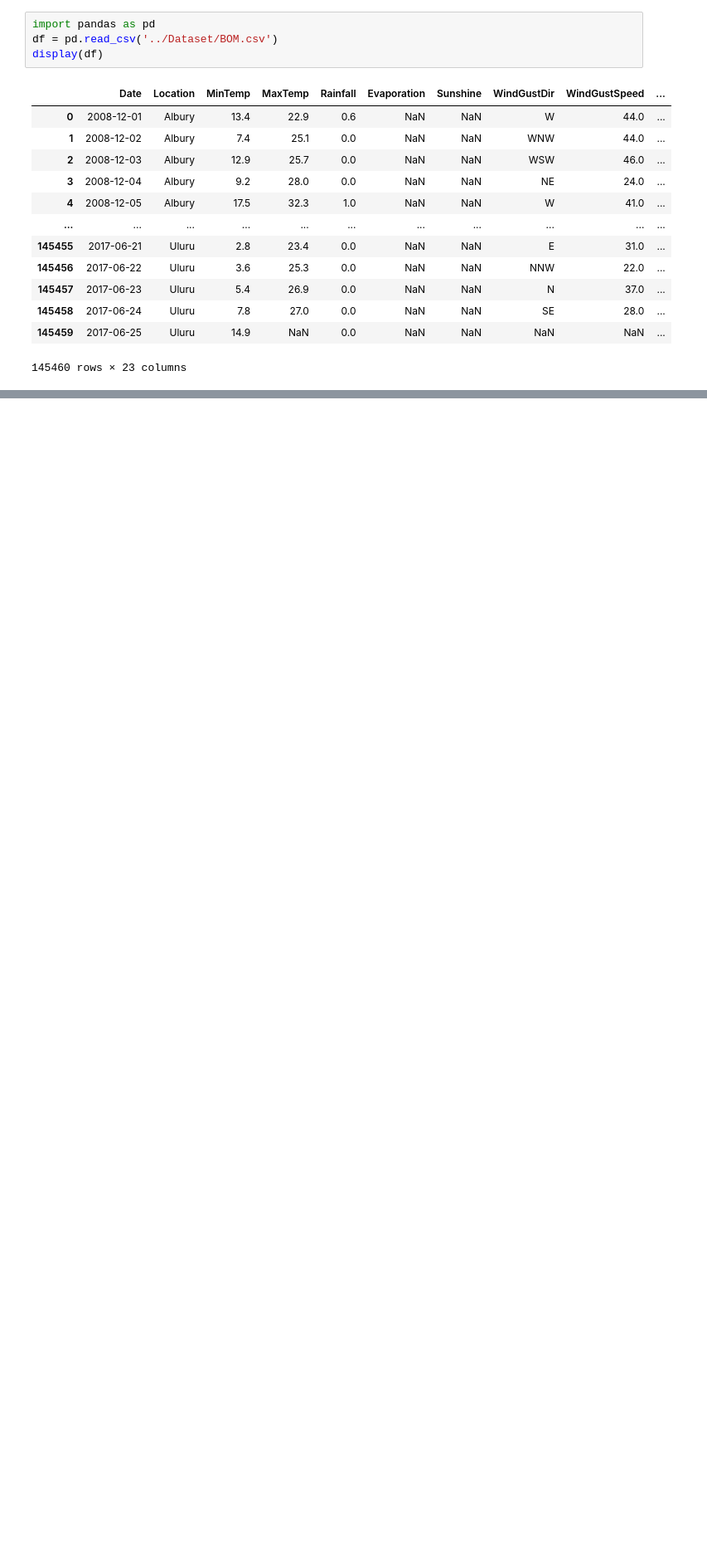
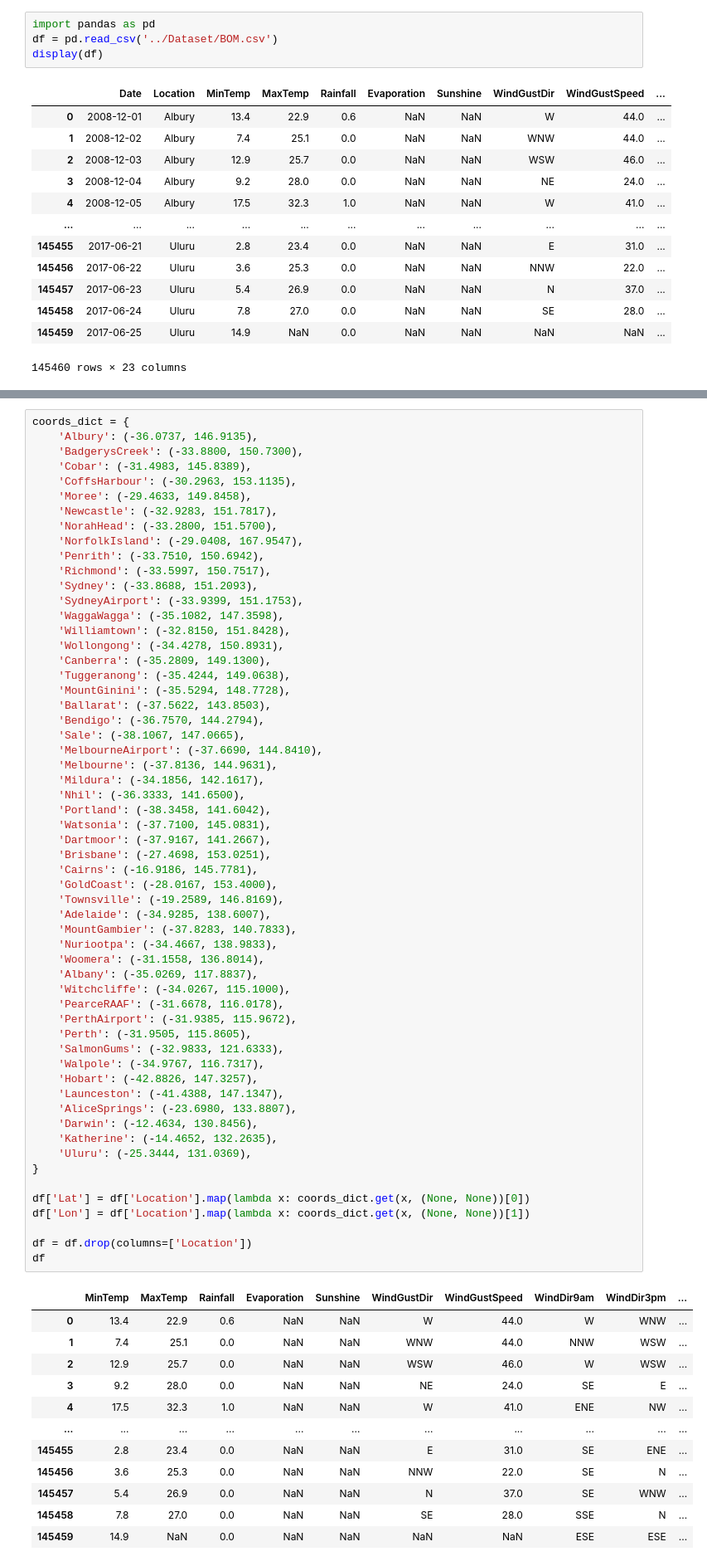
Before and after one commit to ErfanMasoudiBA/GenAI-Vision-Bootcamp, a Jupyter notebook: 02_supervised_machine_learning/یادگیری ماشین نظارت شده/پروژه/notebooks/practice02.ipynb, the cells around one changed output, grey strips where cells are left out. Shown at 83% size. Saved outputs shown, nothing was run; the diff lists cells and outputs as text; blank space fills up the shorter version.

```diff
--- a/02_supervised_machine_learning/یادگیری ماشین نظارت شده/پروژه/notebooks/practice02.ipynb
+++ b/02_supervised_machine_learning/یادگیری ماشین نظارت شده/پروژه/notebooks/practice02.ipynb
@@ -21,0 +91,71 @@ display(df)
+# %%
+coords_dict = {
+    'Albury': (-36.0737, 146.9135),
+    'BadgerysCreek': (-33.8800, 150.7300),
+    'Cobar': (-31.4983, 145.8389),
+    'CoffsHarbour': (-30.2963, 153.1135),
+    'Moree': (-29.4633, 149.8458),
+    'Newcastle': (-32.9283, 151.7817),
+    'NorahHead': (-33.2800, 151.5700),
+    'NorfolkIsland': (-29.0408, 167.9547),
+    'Penrith': (-33.7510, 150.6942),
+    'Richmond': (-33.5997, 150.7517),
+    'Sydney': (-33.8688, 151.2093),
+    'SydneyAirport': (-33.9399, 151.1753),
+    'WaggaWagga': (-35.1082, 147.3598),
+    'Williamtown': (-32.8150, 151.8428),
+    'Wollongong': (-34.4278, 150.8931),
+    'Canberra': (-35.2809, 149.1300),
+    'Tuggeranong': (-35.4244, 149.0638),
+    'MountGinini': (-35.5294, 148.7728),
+    'Ballarat': (-37.5622, 143.8503),
+    'Bendigo': (-36.7570, 144.2794),
+    'Sale': (-38.1067, 147.0665),
+    'MelbourneAirport': (-37.6690, 144.8410),
+    'Melbourne': (-37.8136, 144.9631),
+    'Mildura': (-34.1856, 142.1617),
+    'Nhil': (-36.3333, 141.6500),
+    'Portland': (-38.3458, 141.6042),
+    'Watsonia': (-37.7100, 145.0831),
+    'Dartmoor': (-37.9167, 141.2667),
+    'Brisbane': (-27.4698, 153.0251),
+    'Cairns': (-16.9186, 145.7781),
+    'GoldCoast': (-28.0167, 153.4000),
+    'Townsville': (-19.2589, 146.8169),
+    'Adelaide': (-34.9285, 138.6007),
+    'MountGambier': (-37.8283, 140.7833),
+    'Nuriootpa': (-34.4667, 138.9833),
+    'Woomera': (-31.1558, 136.8014),
+    'Albany': (-35.0269, 117.8837),
+    'Witchcliffe': (-34.0267, 115.1000),
+    'PearceRAAF': (-31.6678, 116.0178),
+    'PerthAirport': (-31.9385, 115.9672),
+    'Perth': (-31.9505, 115.8605),
+    'SalmonGums': (-32.9833, 121.6333),
+    'Walpole': (-34.9767, 116.7317),
+    'Hobart': (-42.8826, 147.3257),
+    'Launceston': (-41.4388, 147.1347),
+    'AliceSprings': (-23.6980, 133.8807),
+    'Darwin': (-12.4634, 130.8456),
+    'Katherine': (-14.4652, 132.2635),
+    'Uluru': (-25.3444, 131.0369),
+}
+
+df['Lat'] = df['Location'].map(lambda x: coords_dict.get(x, (None, None))[0])
+df['Lon'] = df['Location'].map(lambda x: coords_dict.get(x, (None, None))[1])
+
+df = df.drop(columns=['Location'])
+df
+# %% [output]
+|  | MinTemp | MaxTemp | Rainfall | Evaporation | Sunshine | WindGustDir | WindGustSpeed | WindDir9am | WindDir3pm | ... |
+| 0 | 13.4 | 22.9 | 0.6 | NaN | NaN | W | 44.0 | W | WNW | ... |
+| 1 | 7.4 | 25.1 | 0.0 | NaN | NaN | WNW | 44.0 | NNW | WSW | ... |
+| 2 | 12.9 | 25.7 | 0.0 | NaN | NaN | WSW | 46.0 | W | WSW | ... |
+| 3 | 9.2 | 28.0 | 0.0 | NaN | NaN | NE | 24.0 | SE | E | ... |
+| 4 | 17.5 | 32.3 | 1.0 | NaN | NaN | W | 41.0 | ENE | NW | ... |
+| ... | ... | ... | ... | ... | ... | ... | ... | ... | ... | ... |
+| 145455 | 2.8 | 23.4 | 0.0 | NaN | NaN | E | 31.0 | SE | ENE | ... |
+| 145456 | 3.6 | 25.3 | 0.0 | NaN | NaN | NNW | 22.0 | SE | N | ... |
+| 145457 | 5.4 | 26.9 | 0.0 | NaN | NaN | N | 37.0 | SE | WNW | ... |
+| 145458 | 7.8 | 27.0 | 0.0 | NaN | NaN | SE | 28.0 | SSE | N | ... |
+| 145459 | 14.9 | NaN | 0.0 | NaN | NaN | NaN | NaN | ESE | ESE | ... |
```
Also changed, not shown: parts of 31 cells of this notebook, 49 other files.
